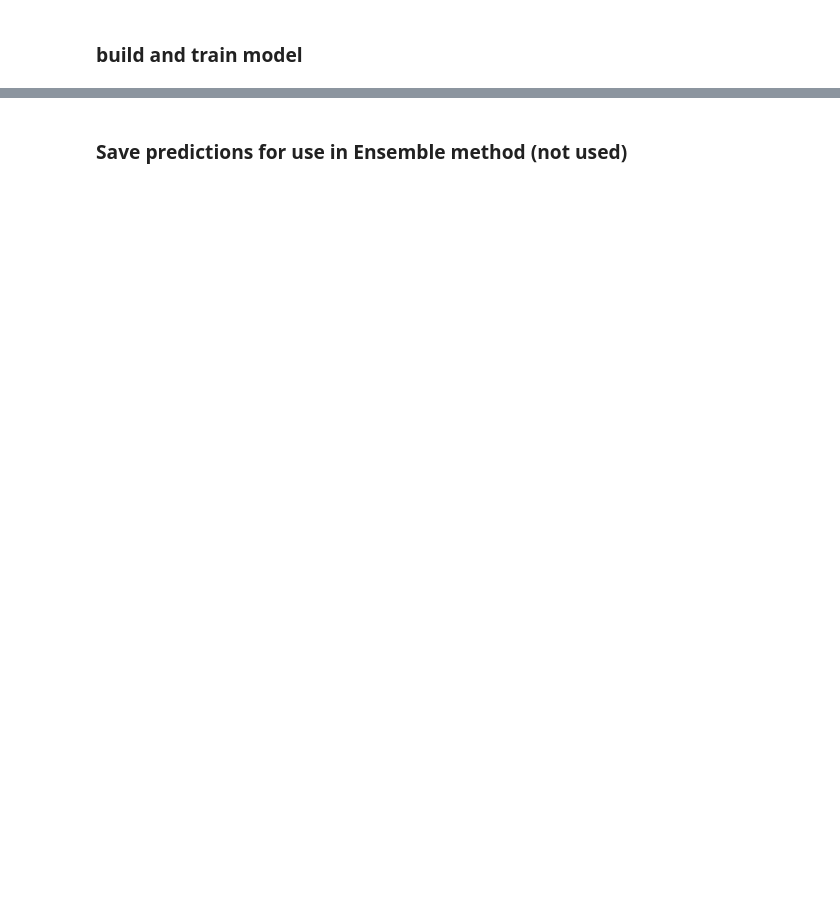
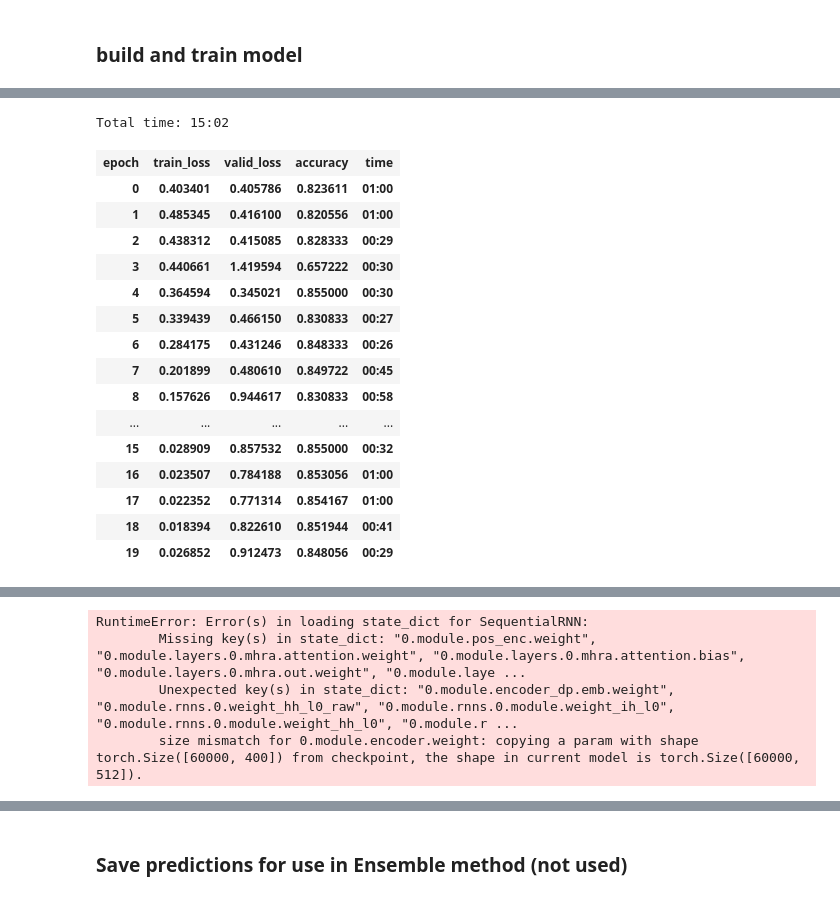
Before and after one commit to bfarzin/haha_2019, a Jupyter notebook: spanish_joke_classifier_tweet_only_LM_Transformer.ipynb, the cells around one changed output, grey strips where cells are left out. Saved outputs shown, nothing was run; the diff lists cells and outputs as text; code cells hidden in the pictures; blank space fills up the shorter version.

```diff
--- a/spanish_joke_classifier_tweet_only_LM_Transformer.ipynb
+++ b/spanish_joke_classifier_tweet_only_LM_Transformer.ipynb
@@ -250,5 +325,23 @@ learn.save('Tfm_trained_head')
 #learn = learn.load('rnn_trained_head')
 # %%
 learn.freeze_to(-2)
-learn.fit_one_cycle(20,slice(1e-3/(2.6**2),1e-3),moms=(0.7,0.4), wd=0.10,
+learn.fit_one_cycle(20,slice(1e-8,1e-3),moms=(0.7,0.4), wd=0.10,
                    callbacks=[SaveModelCallback(learn,every='improvement',mode='max',monitor='accuracy',name='best_acc_model')])
+# %% [output]
+Total time: 15:02
+| epoch | train_loss | valid_loss | accuracy | time |
+| 0 | 0.403401 | 0.405786 | 0.823611 | 01:00 |
+| 1 | 0.485345 | 0.416100 | 0.820556 | 01:00 |
+| 2 | 0.438312 | 0.415085 | 0.828333 | 00:29 |
+| 3 | 0.440661 | 1.419594 | 0.657222 | 00:30 |
+| 4 | 0.364594 | 0.345021 | 0.855000 | 00:30 |
+| 5 | 0.339439 | 0.466150 | 0.830833 | 00:27 |
+| 6 | 0.284175 | 0.431246 | 0.848333 | 00:26 |
+| 7 | 0.201899 | 0.480610 | 0.849722 | 00:45 |
+| 8 | 0.157626 | 0.944617 | 0.830833 | 00:58 |
+| ... | ... | ... | ... | ... |
+| 15 | 0.028909 | 0.857532 | 0.855000 | 00:32 |
+| 16 | 0.023507 | 0.784188 | 0.853056 | 01:00 |
+| 17 | 0.022352 | 0.771314 | 0.854167 | 01:00 |
+| 18 | 0.018394 | 0.822610 | 0.851944 | 00:41 |
+| 19 | 0.026852 | 0.912473 | 0.848056 | 00:29 |
@@ -255,3 +351,7 @@ learn.fit_one_cycle(20,slice(1e-3/(2.6**2),1e-3),moms=(0.7,0.4), wd=0.10,
+RuntimeError: Error(s) in loading state_dict for SequentialRNN:
+        Missing key(s) in state_dict: "0.module.pos_enc.weight", "0.module.layers.0.mhra.attention.weight", "0.module.layers.0.mhra.attention.bias", "0.module.layers.0.mhra.out.weight", "0.module.laye ...
+        Unexpected key(s) in state_dict: "0.module.encoder_dp.emb.weight", "0.module.rnns.0.weight_hh_l0_raw", "0.module.rnns.0.module.weight_ih_l0", "0.module.rnns.0.module.weight_hh_l0", "0.module.r ...
+        size mismatch for 0.module.encoder.weight: copying a param with shape torch.Size([60000, 400]) from checkpoint, the shape in current model is torch.Size([60000, 512]).
 # %%
 learn.recorder.plot_losses()
 learn.recorder.plot_metrics()
```
Also changed, not shown: parts of 26 cells of this notebook, 5 other files.
